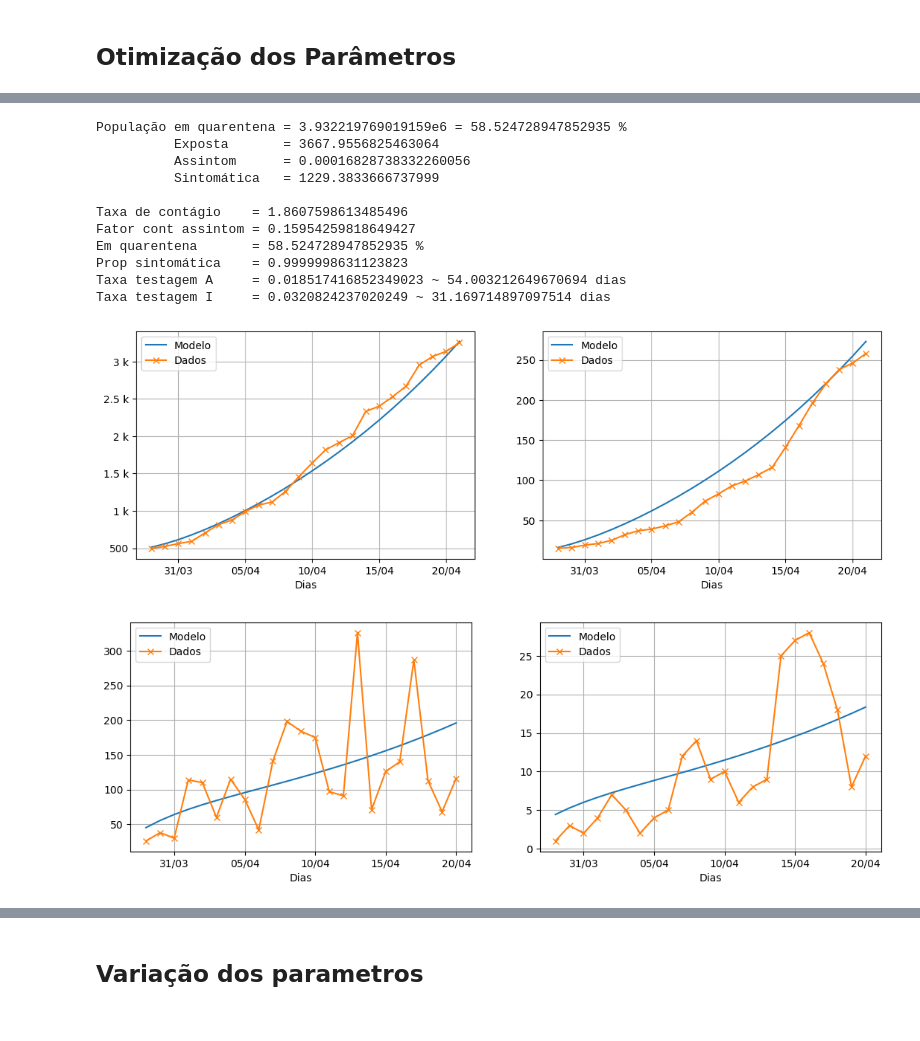
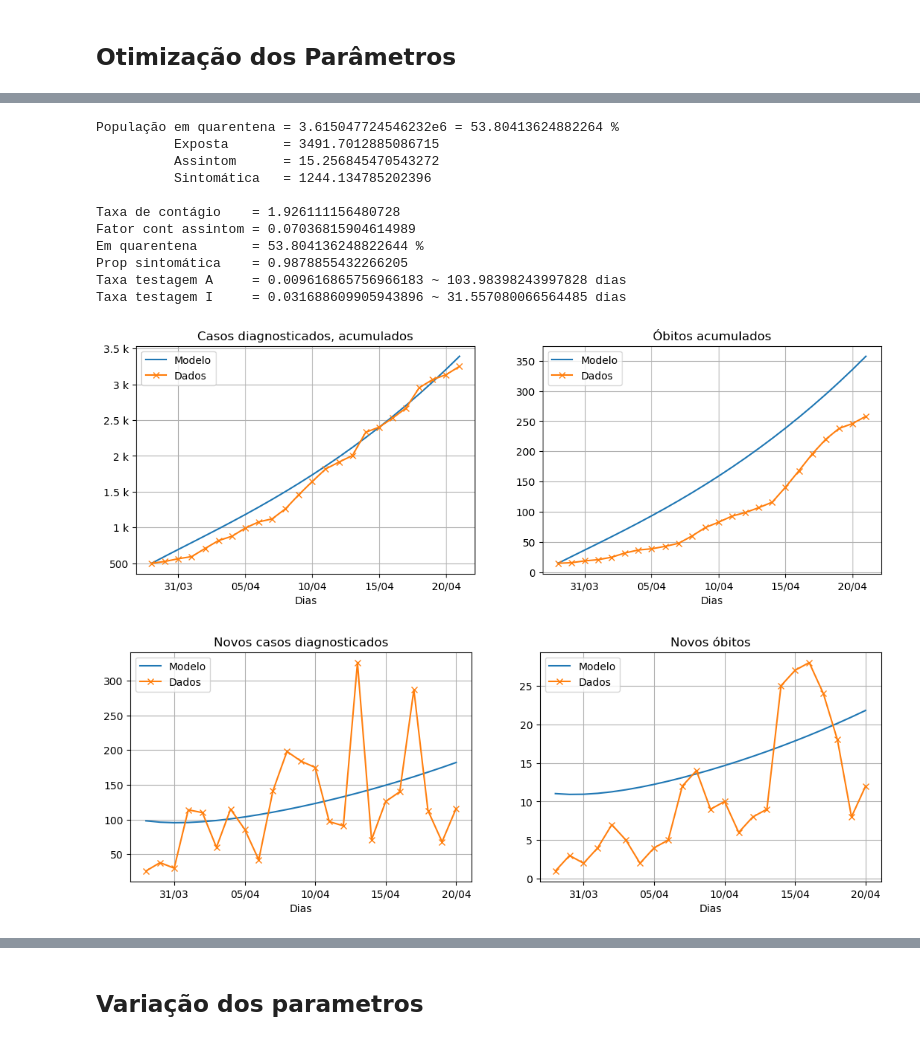
Before and after one commit to rafabench/modelo-covid19, a Jupyter notebook: notebooks/Higher Order Bayes rules for ODEs.ipynb, the cells around one changed output, grey strips where cells are left out. Saved outputs shown, nothing was run; the diff lists cells and outputs as text; code cells hidden in the pictures.

```diff
--- a/notebooks/Higher Order Bayes rules for ODEs.ipynb
+++ b/notebooks/Higher Order Bayes rules for ODEs.ipynb
@@ -38,6 +38,8 @@ include("../src/graphs.jl");
 fig, axs = PyPlot.subplots(ncols=2, figsize=(13,4))
 datas = [Rio_acc_d,Rio_acc_m]
 series = [sol[9,:],sol[10,:]]
+axs[1].set_title("Casos diagnosticados, acumulados")
+axs[2].set_title("Óbitos acumulados")
 for (ax,serie,data) in zip(axs,series,datas)
     graph_py.plot_accum(serie, data,real_data = true, ax = ax,blur = 1.0, cor_dados = "x-")
 end
@@ -47,6 +49,8 @@ end
 fig, axs = PyPlot.subplots(ncols=2, figsize=(13,4))
 datas = [diagn_Rio,obitos_Rio]
 series = [sol[9,:],sol[10,:]]
+axs[1].set_title("Novos casos diagnosticados")
+axs[2].set_title("Novos óbitos")
 for (ax,serie,data) in zip(axs,series,datas)
     graph_py.plot_daily(serie, data,real_data = true, ax = ax)
 end
@@ -99,0 +83,2 @@ res = DiffEqFlux.sciml_train(loss_adjoint, p_start, Fminbox(LBFGS()),
+# %%
+res = DiffEqFlux.sciml_train(loss_adjoint, p_start, NewtonTrustRegion())
@@ -114,17 +117,17 @@ Taxa testagem I     = 0.03333333333333333 ~ 30.0 dias
 # %%
 pp_p_ci(res.minimizer)
 # %% [output]
-População em quarentena = 3.932219769019159e6 = 58.524728947852935 %
-          Exposta       = 3667.9556825463064
-          Assintom      = 0.00016828738332260056
-          Sintomática   = 1229.3833666737999
+População em quarentena = 3.615047724546232e6 = 53.80413624882264 %
+          Exposta       = 3491.7012885086715
+          Assintom      = 15.256845470543272
+          Sintomática   = 1244.134785202396
 
-Taxa de contágio    = 1.8607598613485496
-Fator cont assintom = 0.15954259818649427
-Em quarentena       = 58.524728947852935 %
-Prop sintomática    = 0.9999998631123823
-Taxa testagem A     = 0.018517416852349023 ~ 54.003212649670694 dias
-Taxa testagem I     = 0.0320824237020249 ~ 31.169714897097514 dias
+Taxa de contágio    = 1.926111156480728
+Fator cont assintom = 0.07036815904614989
+Em quarentena       = 53.804136248822644 %
+Prop sintomática    = 0.9878855432266205
+Taxa testagem A     = 0.009616865756966183 ~ 103.98398243997828 dias
+Taxa testagem I     = 0.031688609905943896 ~ 31.557080066564485 dias
 # %%
 Ts = 0.0:1.0:23
 CI_opt, p_opt = build_p_ci(res.minimizer)
@@ -132,21 +135,25 @@ sol = model(p_opt, CI_opt, Ts);
 # %%
 fig, axs = PyPlot.subplots(ncols=2, figsize=(13,4))
 datas = [Rio_acc_d,Rio_acc_m]
 series = [sol[9,:],sol[10,:]]
+axs[1].set_title("Casos diagnosticados, acumulados")
+axs[2].set_title("Óbitos acumulados")
 for (ax,serie,data) in zip(axs,series,datas)
     graph_py.plot_accum(serie, data,real_data = true, ax = ax,blur = 1.0, cor_dados = "x-")
 end
 # %% [output]
-[figure, old version]
+[figure, new version]
 # %%
 fig, axs = PyPlot.subplots(ncols=2, figsize=(13,4))
 datas = [diagn_Rio,obitos_Rio]
 series = [sol[9,:],sol[10,:]]
+axs[1].set_title("Novos casos diagnosticados")
+axs[2].set_title("Novos óbitos")
 for (ax,serie,data) in zip(axs,series,datas)
     graph_py.plot_daily(serie, data,real_data = true, ax = ax)
 end
 # %% [output]
-[figure, old version]
+[figure, new version]
 # %%
 Ts = 0.0:1.0:200
 CI_opt, p_opt = build_p_ci(res.minimizer)
```
Also changed, not shown: parts of 13 cells of this notebook, 1 other file.
